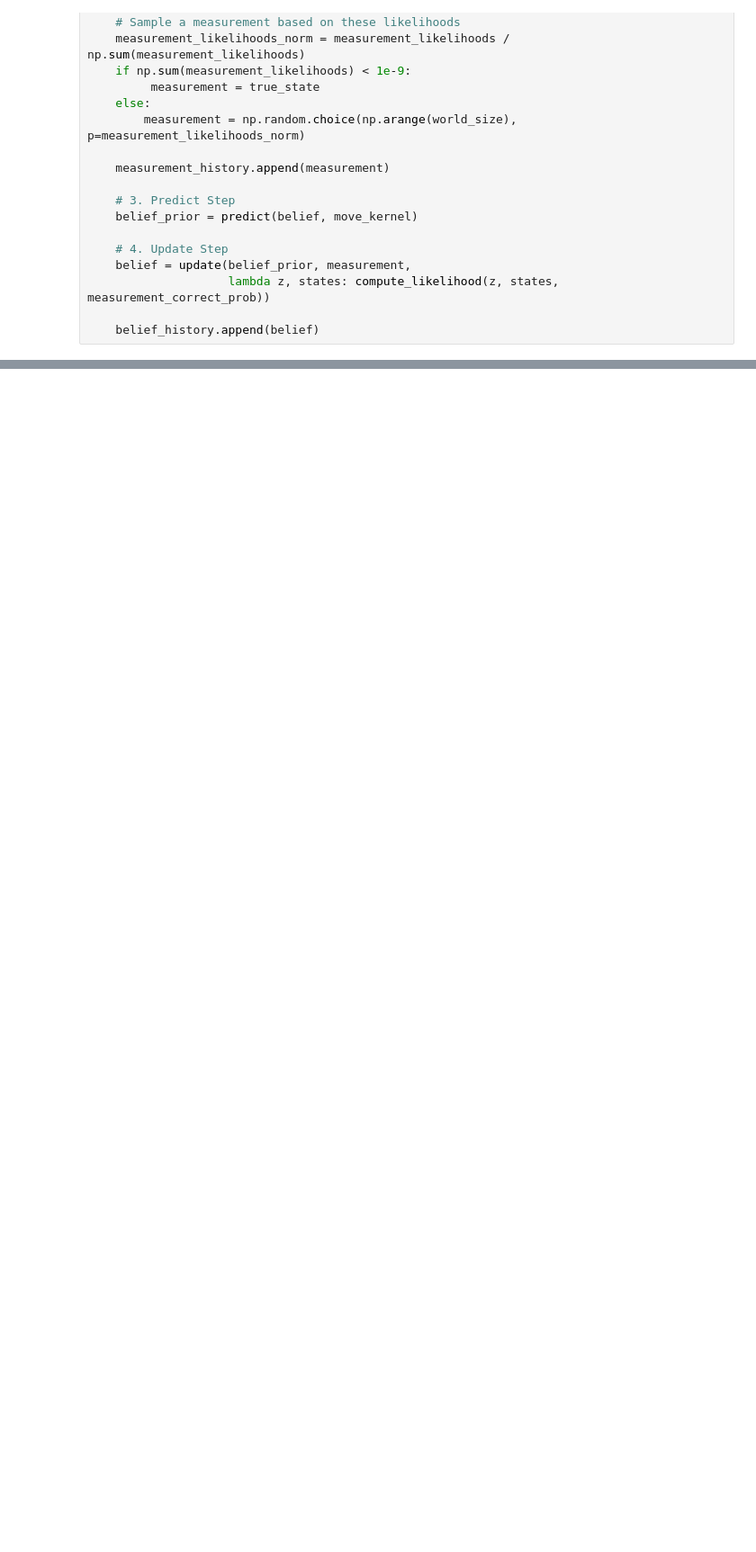
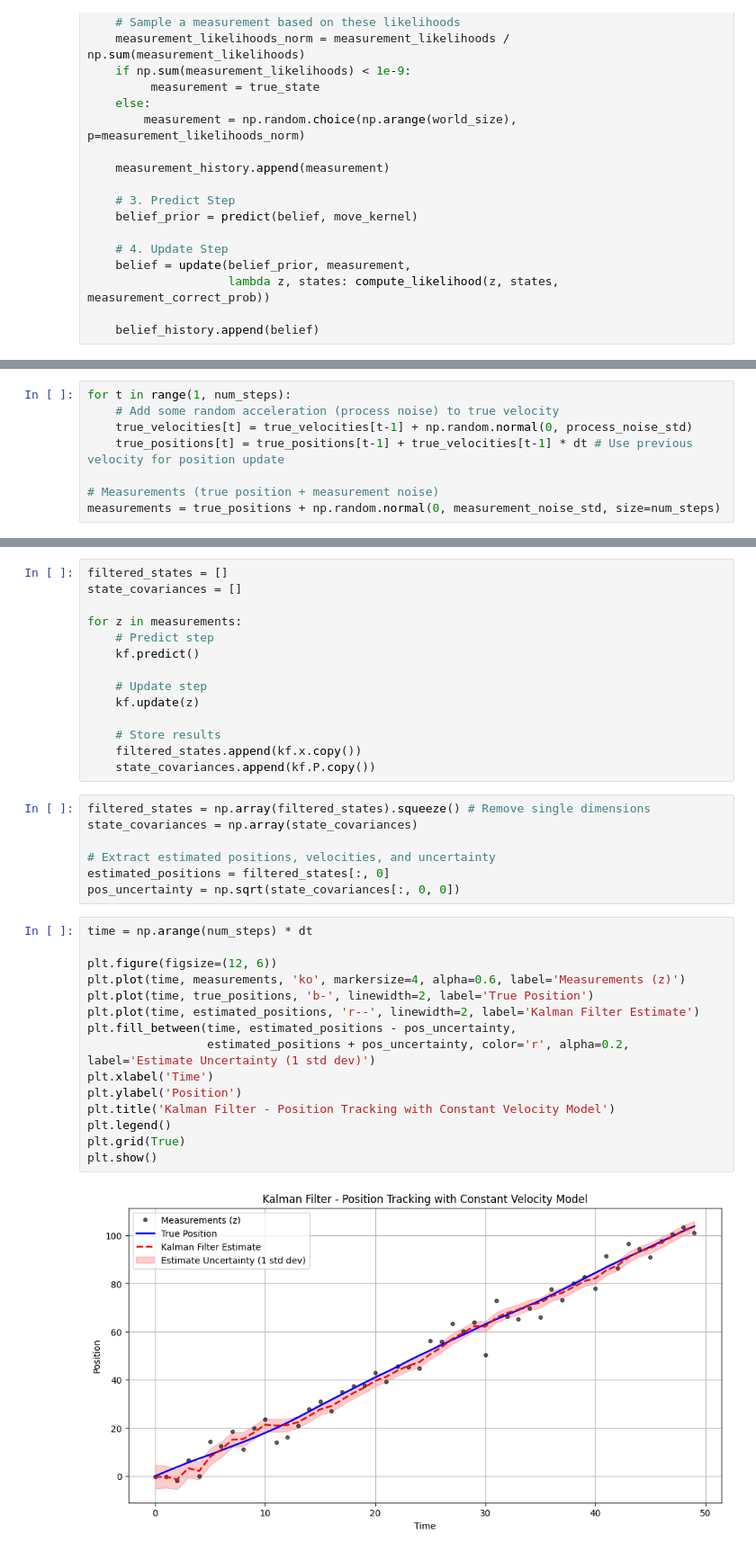
Before and after one commit to pawelmagnu/methods-in-image-understanding, a Jupyter notebook: project_2/kalman_particle_filters.ipynb, the cells around one changed output, grey strips where cells are left out. Shown: that part at 90% size. Saved outputs shown, nothing was run; the diff lists cells and outputs as text; blank space fills up the shorter version.

Commit message:
Kalman Filter for 1D Const Vel and 1D Const Acc

```diff
--- a/project_2/kalman_particle_filters.ipynb
+++ b/project_2/kalman_particle_filters.ipynb
@@ -274,0 +323,8 @@ plt.show()
+# %%
+for t in range(1, num_steps):
+    # Add some random acceleration (process noise) to true velocity
+    true_velocities[t] = true_velocities[t-1] + np.random.normal(0, process_noise_std)
+    true_positions[t] = true_positions[t-1] + true_velocities[t-1] * dt # Use previous velocity for position update
+
+# Measurements (true position + measurement noise)
+measurements = true_positions + np.random.normal(0, measurement_noise_std, size=num_steps)
@@ -274,0 +344,38 @@ plt.show()
+# %%
+filtered_states = []
+state_covariances = []
+
+for z in measurements:
+    # Predict step
+    kf.predict()
+
+    # Update step
+    kf.update(z)
+
+    # Store results
+    filtered_states.append(kf.x.copy())
+    state_covariances.append(kf.P.copy())
+# %%
+filtered_states = np.array(filtered_states).squeeze() # Remove single dimensions
+state_covariances = np.array(state_covariances)
+
+# Extract estimated positions, velocities, and uncertainty
+estimated_positions = filtered_states[:, 0]
+pos_uncertainty = np.sqrt(state_covariances[:, 0, 0])
+# %%
+time = np.arange(num_steps) * dt
+
+plt.figure(figsize=(12, 6))
+plt.plot(time, measurements, 'ko', markersize=4, alpha=0.6, label='Measurements (z)')
+plt.plot(time, true_positions, 'b-', linewidth=2, label='True Position')
+plt.plot(time, estimated_positions, 'r--', linewidth=2, label='Kalman Filter Estimate')
+plt.fill_between(time, estimated_positions - pos_uncertainty,
+                 estimated_positions + pos_uncertainty, color='r', alpha=0.2, label='Estimate Uncertainty (1 std dev)')
+plt.xlabel('Time')
+plt.ylabel('Position')
+plt.title('Kalman Filter - Position Tracking with Constant Velocity Model')
+plt.legend()
+plt.grid(True)
+plt.show()
+# %% [output]
+[figure, added]
```
Also changed, not shown: parts of 18 cells of this notebook.
